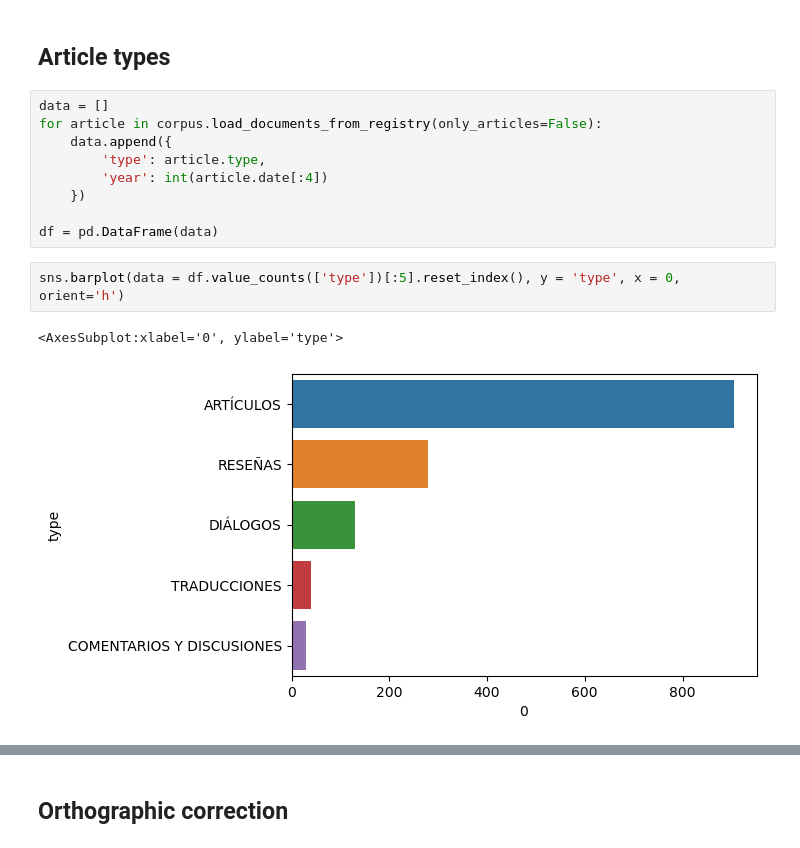
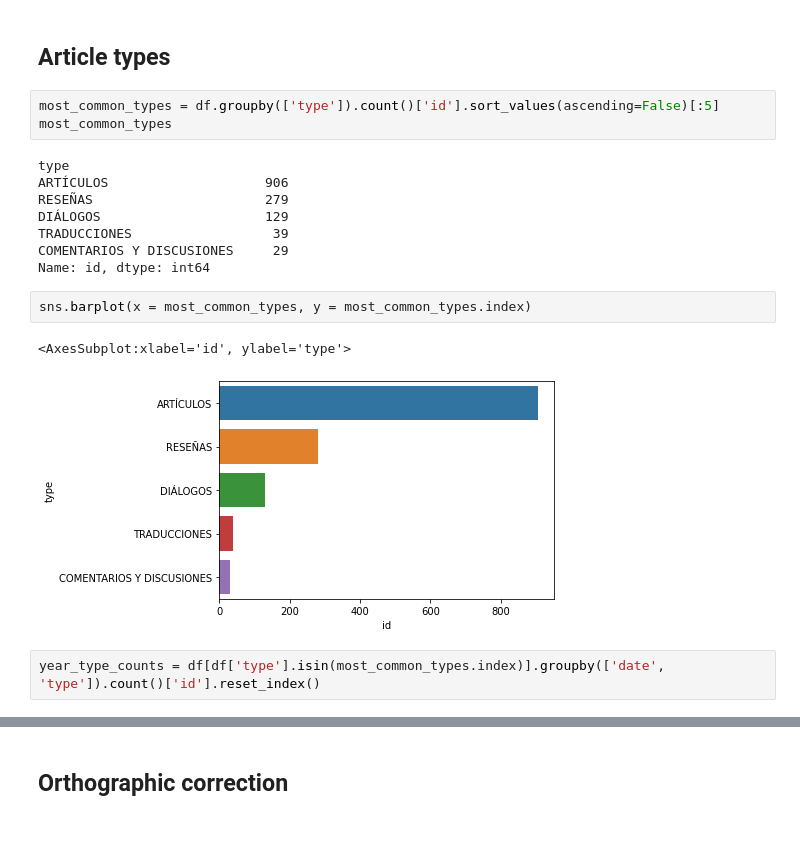
Before and after one commit to juanrloaiza/latinamerican-philosophy-mining, a Jupyter notebook: notebooks/5-Plots.ipynb, the cells around one changed output, grey strips where cells are left out. Drawn from its saved outputs; the diff is of its cells as text.

```diff
--- a/notebooks/5-Plots.ipynb
+++ b/notebooks/5-Plots.ipynb
@@ -16,16 +40,20 @@ Loading corpus. Num. of articles: 771
 # %% [markdown]
 ## Article types
-# %%
-data = []
-for article in corpus.load_documents_from_registry(only_articles=False):
-    data.append({
-        'type': article.type,
-        'year': int(article.date[:4])
-    })
-
-df = pd.DataFrame(data)
-# %%
-sns.barplot(data = df.value_counts(['type'])[:5].reset_index(), y = 'type', x = 0, orient='h')
-# %% [output]
-<AxesSubplot:xlabel='0', ylabel='type'>
-[figure, removed]
+# %%
+most_common_types = df.groupby(['type']).count()['id'].sort_values(ascending=False)[:5]
+most_common_types
+# %% [output]
+type
+ARTÍCULOS                    906
+RESEÑAS                      279
+DIÁLOGOS                     129
+TRADUCCIONES                  39
+COMENTARIOS Y DISCUSIONES     29
+Name: id, dtype: int64
+# %%
+sns.barplot(x = most_common_types, y = most_common_types.index)
+# %% [output]
+<AxesSubplot:xlabel='id', ylabel='type'>
+[figure, added]
+# %%
+year_type_counts = df[df['type'].isin(most_common_types.index)].groupby(['date', 'type']).count()['id'].reset_index()
```
Also changed, not shown: parts of 26 cells of this notebook, 3 other files.
